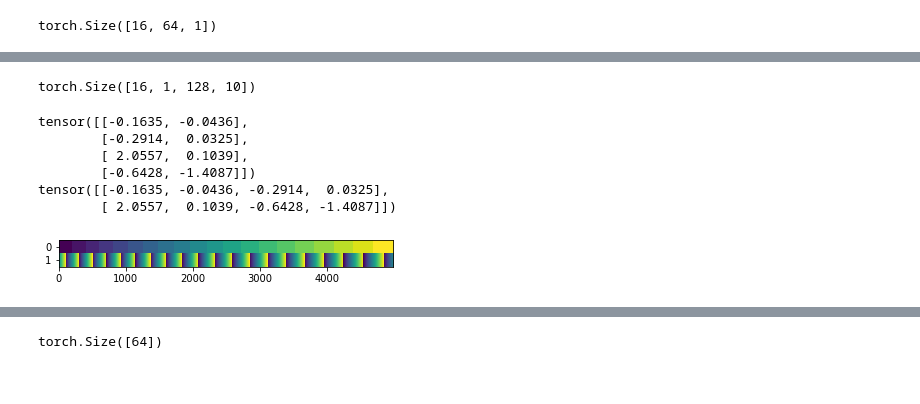
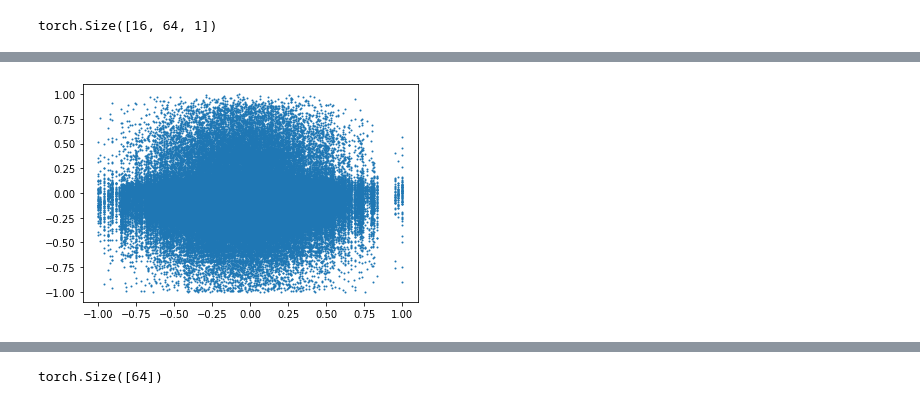
Before and after one commit to mdubouch/noise-gan, a Jupyter notebook: noise_info.ipynb, the cells around one changed output, grey strips where cells are left out. Cells and saved outputs as stored; diff of their text form; code cells hidden in the pictures.

```diff
--- a/noise_info.ipynb
+++ b/noise_info.ipynb
@@ -863,16 +718,0 @@ torch.Size([16, 64, 16])
-# %%
-(nn.Embedding(4986, 10)(torch.randint(0, 4986, (16, 1, 128)))).shape
-# %% [output]
-torch.Size([16, 1, 128, 10])
-# %%
-
-__t = torch.randn((4, 2))
-print(__t)
-print(__t.reshape((2, 4)))
-# %% [output]
-tensor([[-0.1635, -0.0436],
-        [-0.2914,  0.0325],
-        [ 2.0557,  0.1039],
-        [-0.6428, -1.4087]])
-tensor([[-0.1635, -0.0436, -0.2914,  0.0325],
-        [ 2.0557,  0.1039, -0.6428, -1.4087]])
@@ -1144,4 +719,4 @@ def plot_embed(disc):
-# %%
-plot_embed(disc)
-# %% [output]
-[figure, removed]
+# %%
+plt.scatter(chunked[7,0].flatten().cpu(), chunked[0,0].flatten().cpu(), s=1);
+# %% [output]
+[figure, added]
```
Also changed, not shown: parts of 66 cells of this notebook.
